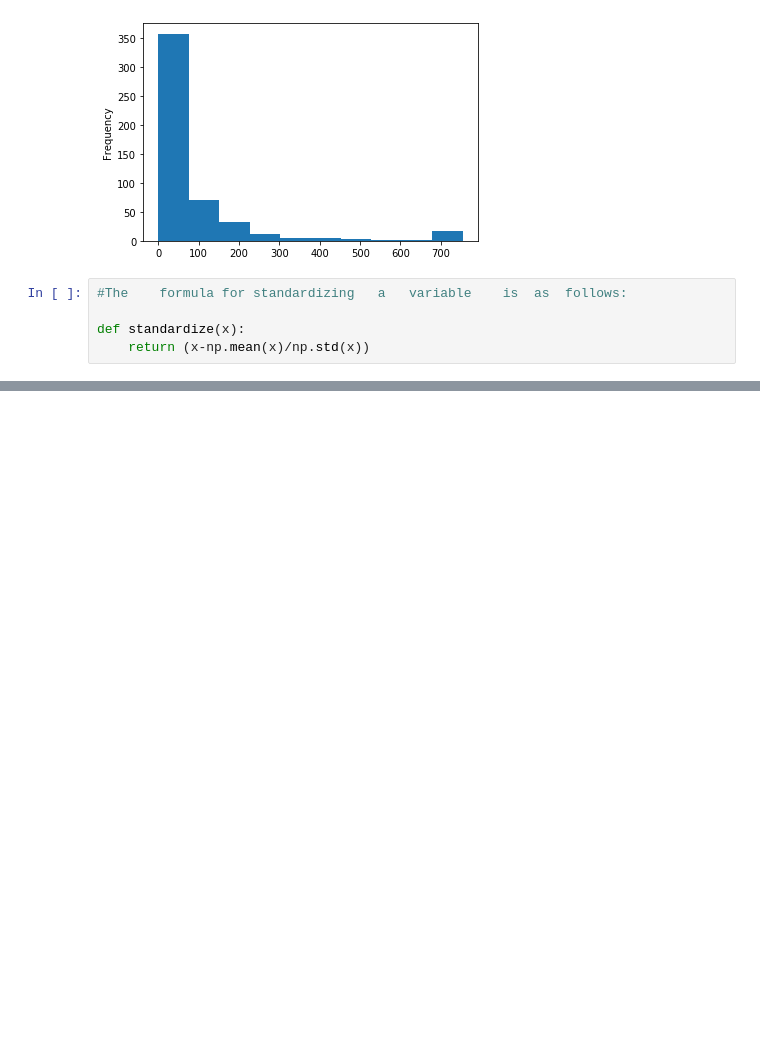
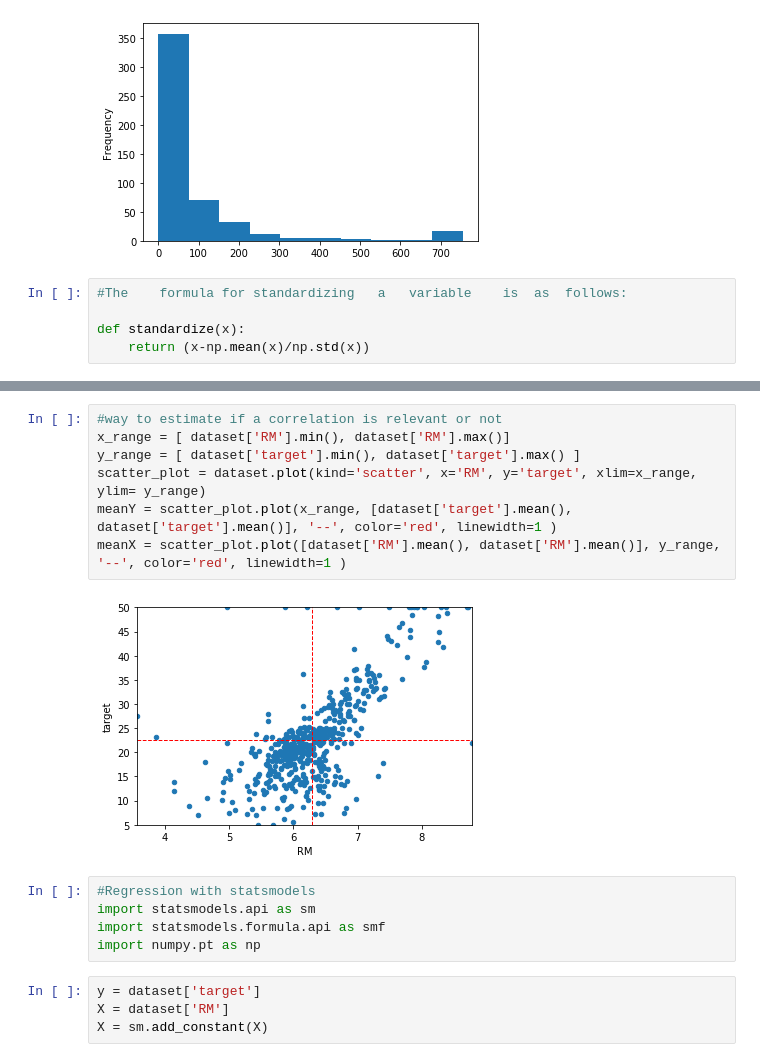
Before and after one commit to cidones/regression-analysis-python, a Jupyter notebook: boston-dataset.ipynb, the cells around one changed output, grey strips where cells are left out. Saved outputs shown, nothing was run; the diff lists cells and outputs as text; blank space fills up the shorter version.

Commit message:
regression with statsmodel

```diff
--- a/boston-dataset.ipynb
+++ b/boston-dataset.ipynb
@@ -72,0 +92,18 @@ def standardize(x):
+# %%
+#way to estimate if a correlation is relevant or not
+x_range = [ dataset['RM'].min(), dataset['RM'].max()]
+y_range = [ dataset['target'].min(), dataset['target'].max() ]
+scatter_plot = dataset.plot(kind='scatter', x='RM', y='target', xlim=x_range, ylim= y_range)
+meanY = scatter_plot.plot(x_range, [dataset['target'].mean(), dataset['target'].mean()], '--', color='red', linewidth=1 )
+meanX = scatter_plot.plot([dataset['RM'].mean(), dataset['RM'].mean()], y_range, '--', color='red', linewidth=1 )
+# %% [output]
+[figure, added]
+# %%
+#Regression with statsmodels
+import statsmodels.api as sm
+import statsmodels.formula.api as smf
+import numpy.pt as np
+# %%
+y = dataset['target']
+X = dataset['RM']
+X = sm.add_constant(X)
```
Also changed, not shown: parts of 6 cells of this notebook.
